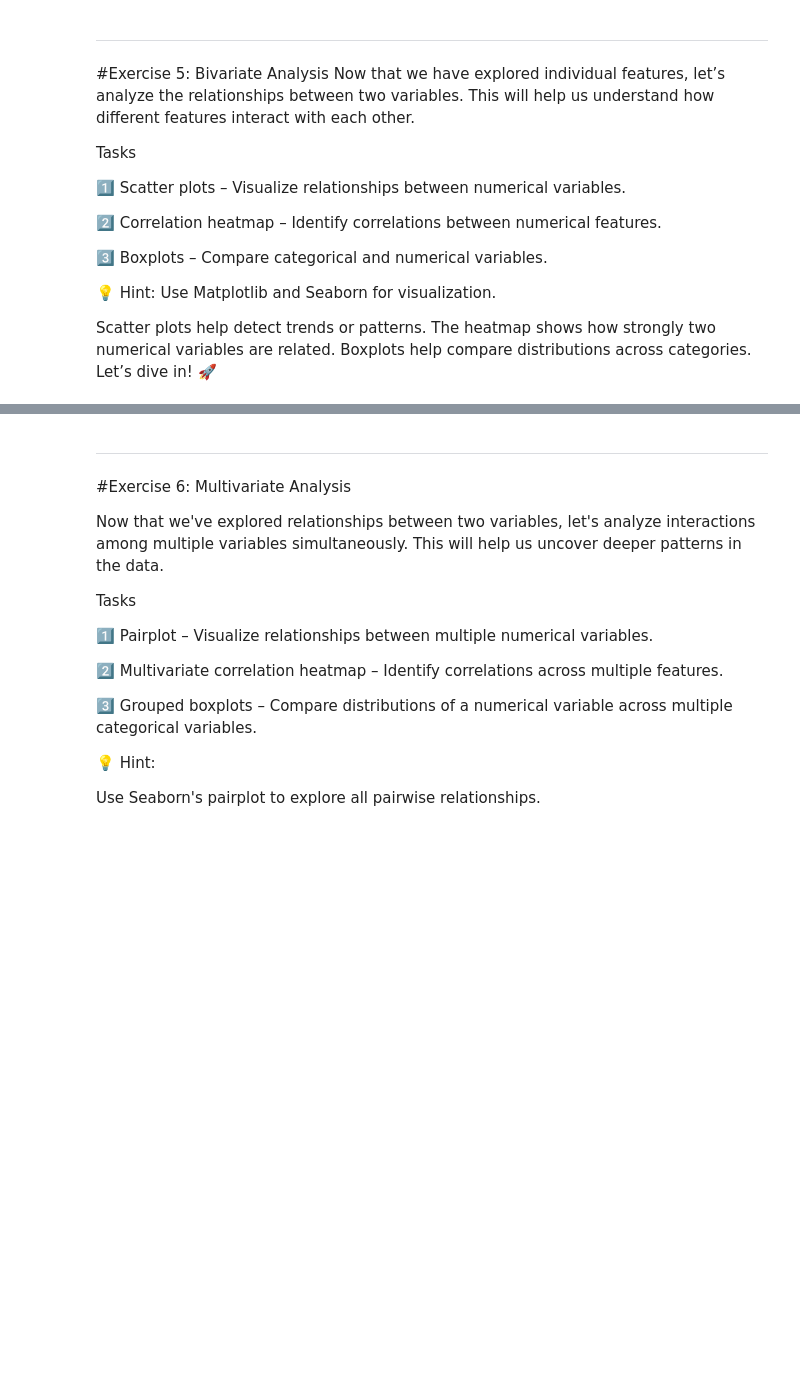
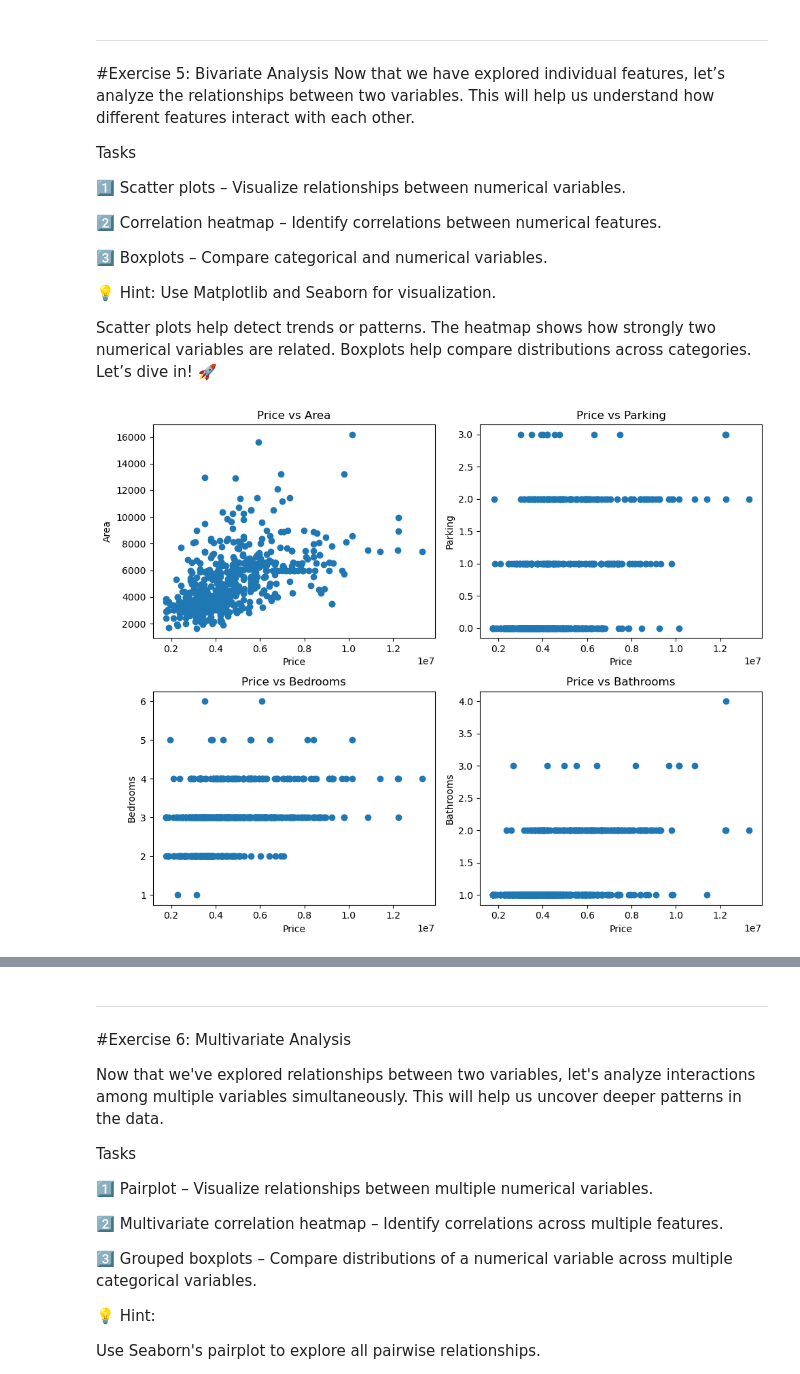
Before and after one commit to ERROR244/Entry-Level-ML-Engineer-Bootcamp, a Jupyter notebook: week01/notebook.ipynb, the cells around one changed output, grey strips where cells are left out. Saved outputs shown, nothing was run; the diff lists cells and outputs as text; code cells hidden in the pictures; blank space fills up the shorter version.

```diff
--- a/week01/notebook.ipynb
+++ b/week01/notebook.ipynb
@@ -494,0 +566,29 @@ Let’s dive in! 🚀
+# %%
+import matplotlib.pyplot as plt
+
+fig, ((ax1, ax2), (ax3, ax4)) = plt.subplots(2, 2, figsize=(10, 8))
+
+ax1.scatter(df['price'], df['area'])
+ax1.set_title('Price vs Area')
+ax1.set_xlabel('Price')
+ax1.set_ylabel('Area')
+
+ax2.scatter(df['price'], df['parking'])
+ax2.set_title('Price vs Parking')
+ax2.set_xlabel('Price')
+ax2.set_ylabel('Parking')
+
+ax3.scatter(df['price'], df['bedrooms'])
+ax3.set_title('Price vs Bedrooms')
+ax3.set_xlabel('Price')
+ax3.set_ylabel('Bedrooms')
+
+ax4.scatter(df['price'], df['bathrooms'])
+ax4.set_title('Price vs Bathrooms')
+ax4.set_xlabel('Price')
+ax4.set_ylabel('Bathrooms')
+
+plt.tight_layout()
+plt.show()
+# %% [output]
+[figure, added]
```
Also changed, not shown: parts of 24 cells of this notebook.
